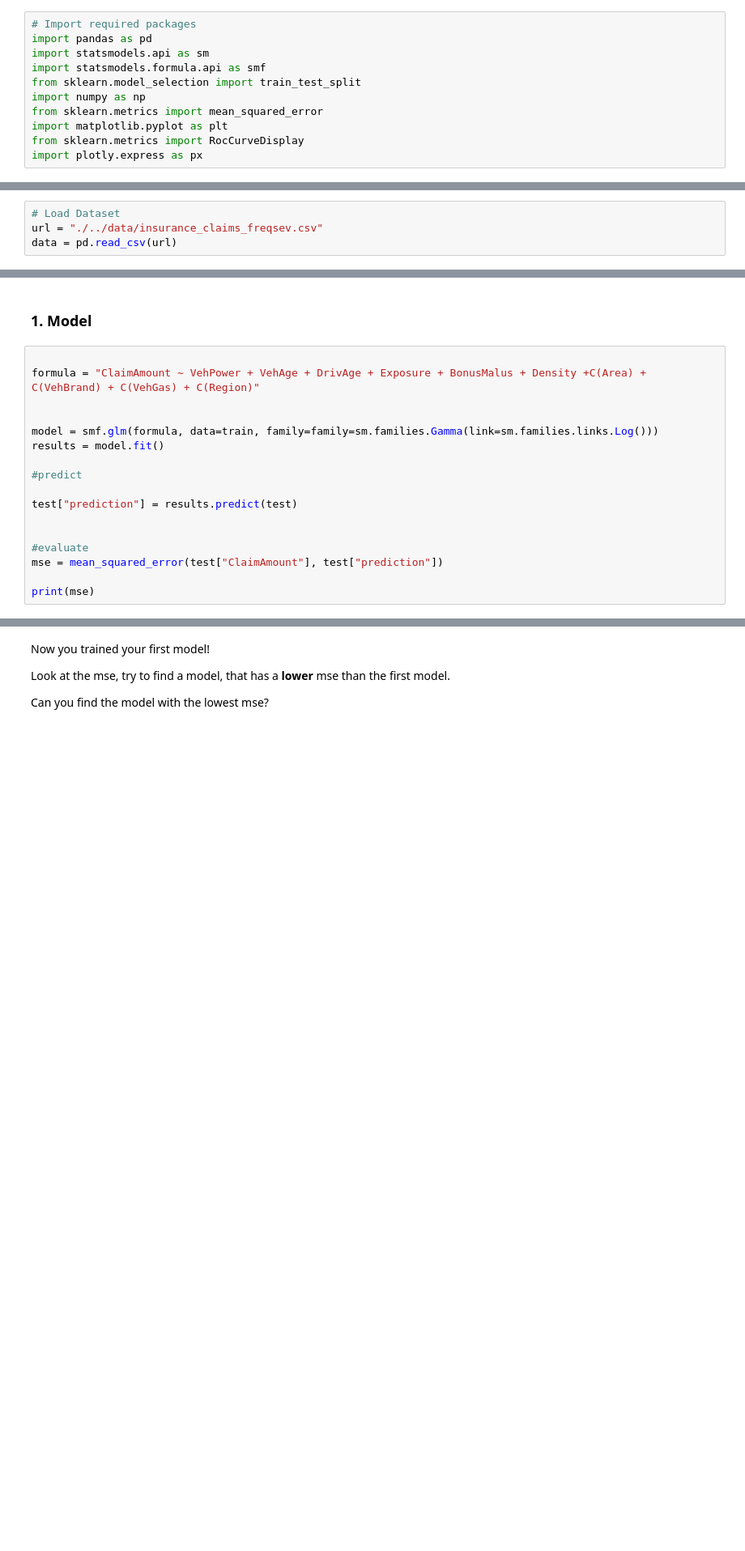
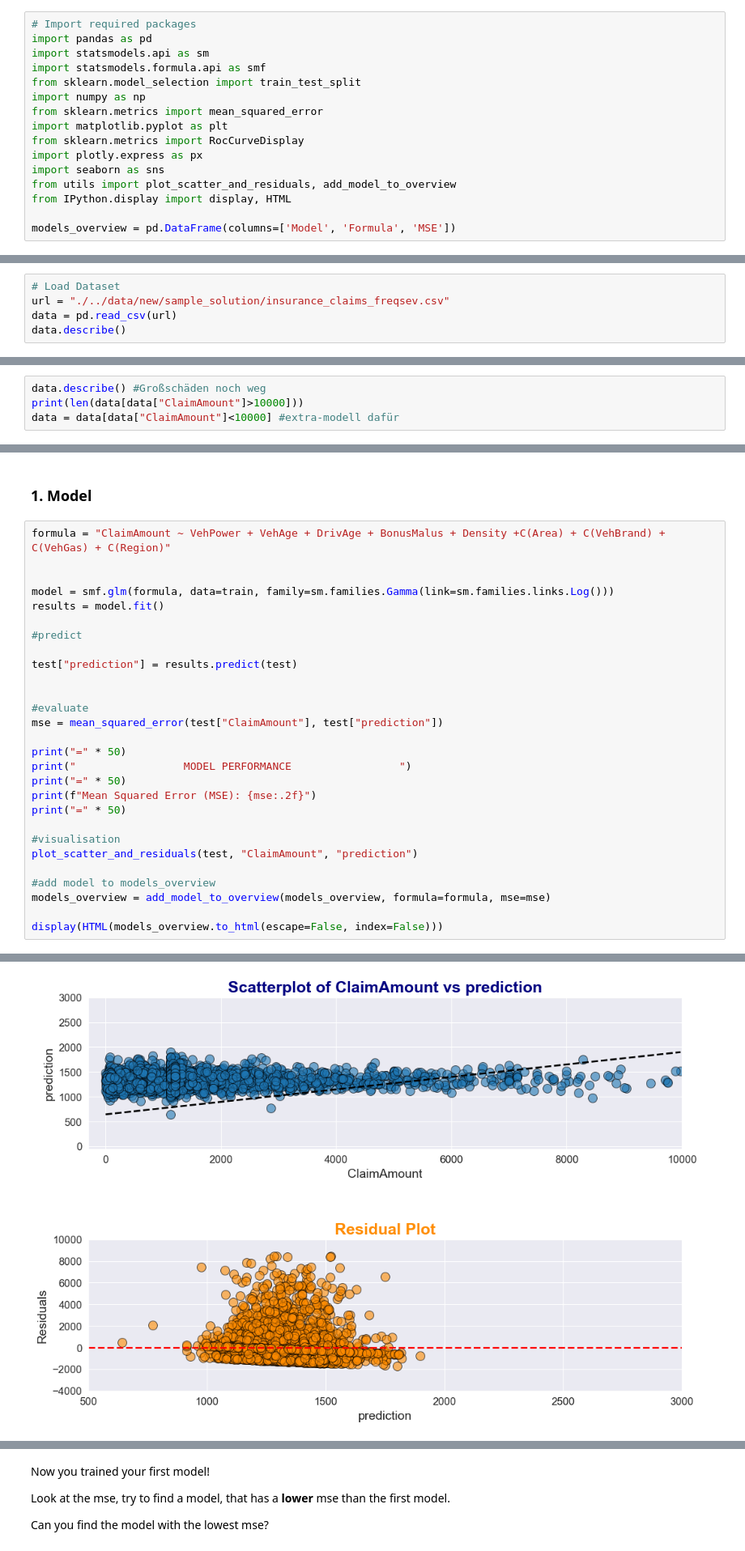
Before and after one commit to unkrejativ/axa-egoi-hands-on-session-2025, a Jupyter notebook: notebooks/2) modelling.ipynb, the cells around one changed output, grey strips where cells are left out. Shown at 81% size. Drawn from its saved outputs; the diff is of its cells as text; blank space fills up the shorter version.

```diff
--- a/notebooks/2) modelling.ipynb
+++ b/notebooks/2) modelling.ipynb
@@ -28,3 +28,8 @@ from sklearn.metrics import mean_squared_error
 import matplotlib.pyplot as plt
 from sklearn.metrics import RocCurveDisplay
 import plotly.express as px
+import seaborn as sns
+from utils import plot_scatter_and_residuals, add_model_to_overview
+from IPython.display import display, HTML
+
+models_overview = pd.DataFrame(columns=['Model', 'Formula', 'MSE'])
@@ -33,4 +36,5 @@ Error:
 # %%
 # Load Dataset
-url = "./../data/insurance_claims_freqsev.csv"
+url = "./../data/new/sample_solution/insurance_claims_freqsev.csv"
 data = pd.read_csv(url)
+data.describe()
@@ -36,0 +71,4 @@ data = pd.read_csv(url)
+# %%
+data.describe() #Großschäden noch weg
+print(len(data[data["ClaimAmount"]>10000]))
+data = data[data["ClaimAmount"]<10000] #extra-modell dafür
@@ -43,11 +83,10 @@ train, test = train_test_split(data,  test_size=0.2)
 # %% [markdown]
 ### 1. Model
 # %%
-
-formula = "ClaimAmount ~ VehPower + VehAge + DrivAge + Exposure + BonusMalus + Density +C(Area) + C(VehBrand) + C(VehGas) + C(Region)"
+formula = "ClaimAmount ~ VehPower + VehAge + DrivAge + BonusMalus + Density +C(Area) + C(VehBrand) + C(VehGas) + C(Region)"
 
 
-model = smf.glm(formula, data=train, family=family=sm.families.Gamma(link=sm.families.links.Log()))
+model = smf.glm(formula, data=train, family=sm.families.Gamma(link=sm.families.links.Log()))
 results = model.fit()
 
 #predict
@@ -58,4 +97,17 @@ test["prediction"] = results.predict(test)
 #evaluate
 mse = mean_squared_error(test["ClaimAmount"], test["prediction"])
 
-print(mse)
+print("=" * 50)
+print("                 MODEL PERFORMANCE                 ")
+print("=" * 50)
+print(f"Mean Squared Error (MSE): {mse:.2f}")
+print("=" * 50)
+
+#visualisation
+plot_scatter_and_residuals(test, "ClaimAmount", "prediction")
+
+#add model to models_overview
+models_overview = add_model_to_overview(models_overview, formula=formula, mse=mse)
+
+display(HTML(models_overview.to_html(escape=False, index=False)))
+# %% [output]
@@ -61,0 +119 @@ print(mse)
+[figure, added]
```
Also changed, not shown: parts of 18 cells of this notebook, 2 other files.
